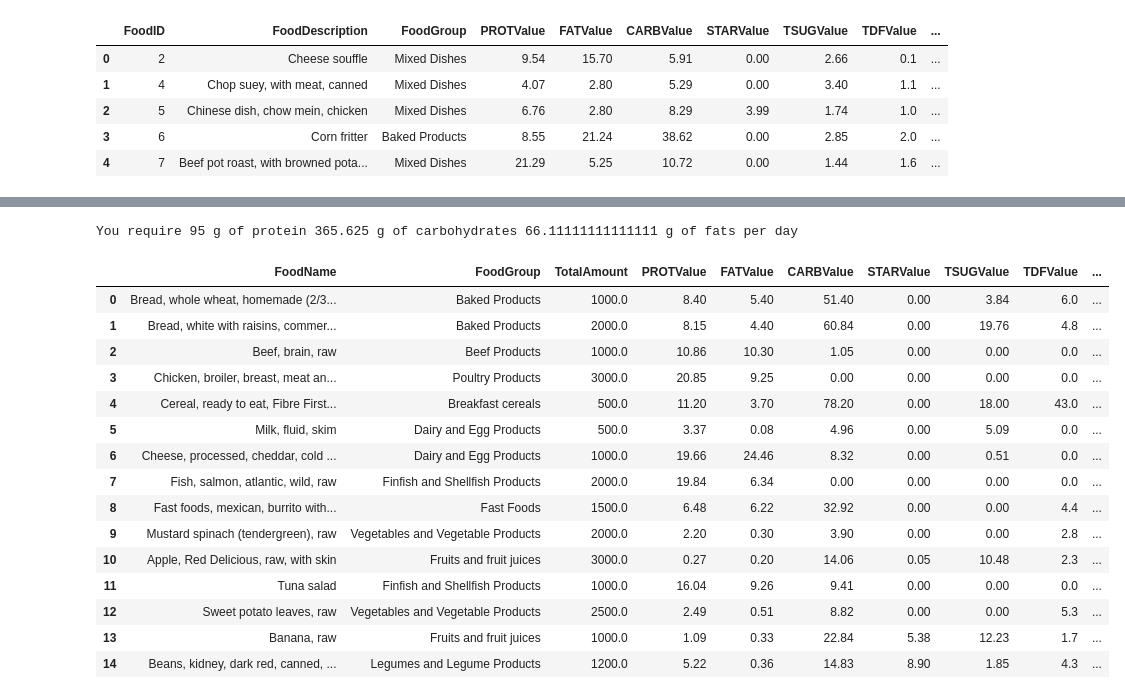
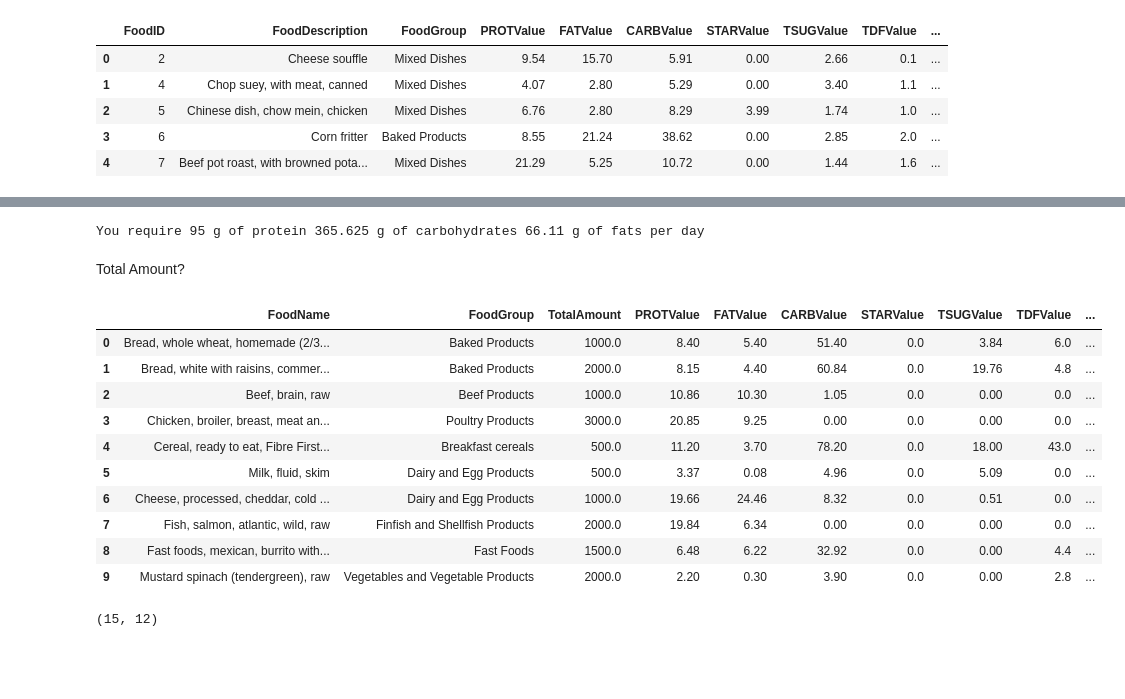
Before and after one commit to dakshvirrehill/Meal-Planner-Expert-System, a Jupyter notebook: Meal Planner Expert System.ipynb, the cells around one changed output, grey strips where cells are left out. Cells and saved outputs as stored; diff of their text form; code cells hidden in the pictures; blank space fills up the shorter version.

```diff
--- a/Meal Planner Expert System.ipynb
+++ b/Meal Planner Expert System.ipynb
@@ -84,14 +101,16 @@ class UserData():
         fat_per = 100 - (prot_per + carb_per)
         self.carb_req = ((total_calories * carb_per)/100)/4
         self.fat_req = ((total_calories * fat_per)/100)/9
-        print("You require",self.prot_req,"g of protein",self.carb_req,"g of carbohydrates",\
-             self.fat_req,"g of fats per day")
+        print("You require",self.prot_req,"g of protein",self.carb_req,"g of carbohydrates %.2f g of fats per day" %self.fat_req)
 # %%
 user = UserData()
-user.input_user_data([25,178,0,95]) #[Age,Height,Gender(0 for male 1 for female),weight]
+user.input_user_data([25
+                      ,178,0,95]) #[Age,Height,Gender(0 for male 1 for female),weight]
 user.calculate_daily_food_requirements()
 # %% [output]
-You require 95 g of protein 365.625 g of carbohydrates 66.11111111111111 g of fats per day
+You require 95 g of protein 365.625 g of carbohydrates 66.11 g of fats per day
+# %% [markdown]
+Total Amount?
 # %%
 ingredient_list = [
     ["bread whole wheat homemade",1000.0],
@@ -112,24 +131,23 @@ ingredient_list = [
 ]
 # %%
 user.ingredient_df = get_ingredient_df(ingredient_list,food_data_df)
-display(user.ingredient_df.head(15))
+display(user.ingredient_df.head(10))
 # %% [output]
 |  | FoodName | FoodGroup | TotalAmount | PROTValue | FATValue | CARBValue | STARValue | TSUGValue | TDFValue | ... |
-| 0 | Bread, whole wheat, homemade (2/3... | Baked Products | 1000.0 | 8.40 | 5.40 | 51.40 | 0.00 | 3.84 | 6.0 | ... |
-| 1 | Bread, white with raisins, commer... | Baked Products | 2000.0 | 8.15 | 4.40 | 60.84 | 0.00 | 19.76 | 4.8 | ... |
-| 2 | Beef, brain, raw | Beef Products | 1000.0 | 10.86 | 10.30 | 1.05 | 0.00 | 0.00 | 0.0 | ... |
-| 3 | Chicken, broiler, breast, meat an... | Poultry Products | 3000.0 | 20.85 | 9.25 | 0.00 | 0.00 | 0.00 | 0.0 | ... |
-| 4 | Cereal, ready to eat, Fibre First... | Breakfast cereals | 500.0 | 11.20 | 3.70 | 78.20 | 0.00 | 18.00 | 43.0 | ... |
-| 5 | Milk, fluid, skim | Dairy and Egg Products | 500.0 | 3.37 | 0.08 | 4.96 | 0.00 | 5.09 | 0.0 | ... |
-| 6 | Cheese, processed, cheddar, cold ... | Dairy and Egg Products | 1000.0 | 19.66 | 24.46 | 8.32 | 0.00 | 0.51 | 0.0 | ... |
-| 7 | Fish, salmon, atlantic, wild, raw | Finfish and Shellfish Products | 2000.0 | 19.84 | 6.34 | 0.00 | 0.00 | 0.00 | 0.0 | ... |
-| 8 | Fast foods, mexican, burrito with... | Fast Foods | 1500.0 | 6.48 | 6.22 | 32.92 | 0.00 | 0.00 | 4.4 | ... |
-| 9 | Mustard spinach (tendergreen), raw | Vegetables and Vegetable Products | 2000.0 | 2.20 | 0.30 | 3.90 | 0.00 | 0.00 | 2.8 | ... |
-| 10 | Apple, Red Delicious, raw, with skin | Fruits and fruit juices | 3000.0 | 0.27 | 0.20 | 14.06 | 0.05 | 10.48 | 2.3 | ... |
-| 11 | Tuna salad | Finfish and Shellfish Products | 1000.0 | 16.04 | 9.26 | 9.41 | 0.00 | 0.00 | 0.0 | ... |
-| 12 | Sweet potato leaves, raw | Vegetables and Vegetable Products | 2500.0 | 2.49 | 0.51 | 8.82 | 0.00 | 0.00 | 5.3 | ... |
-| 13 | Banana, raw | Fruits and fruit juices | 1000.0 | 1.09 | 0.33 | 22.84 | 5.38 | 12.23 | 1.7 | ... |
-| 14 | Beans, kidney, dark red, canned, ... | Legumes and Legume Products | 1200.0 | 5.22 | 0.36 | 14.83 | 8.90 | 1.85 | 4.3 | ... |
+| 0 | Bread, whole wheat, homemade (2/3... | Baked Products | 1000.0 | 8.40 | 5.40 | 51.40 | 0.0 | 3.84 | 6.0 | ... |
+| 1 | Bread, white with raisins, commer... | Baked Products | 2000.0 | 8.15 | 4.40 | 60.84 | 0.0 | 19.76 | 4.8 | ... |
+| 2 | Beef, brain, raw | Beef Products | 1000.0 | 10.86 | 10.30 | 1.05 | 0.0 | 0.00 | 0.0 | ... |
+| 3 | Chicken, broiler, breast, meat an... | Poultry Products | 3000.0 | 20.85 | 9.25 | 0.00 | 0.0 | 0.00 | 0.0 | ... |
+| 4 | Cereal, ready to eat, Fibre First... | Breakfast cereals | 500.0 | 11.20 | 3.70 | 78.20 | 0.0 | 18.00 | 43.0 | ... |
+| 5 | Milk, fluid, skim | Dairy and Egg Products | 500.0 | 3.37 | 0.08 | 4.96 | 0.0 | 5.09 | 0.0 | ... |
+| 6 | Cheese, processed, cheddar, cold ... | Dairy and Egg Products | 1000.0 | 19.66 | 24.46 | 8.32 | 0.0 | 0.51 | 0.0 | ... |
+| 7 | Fish, salmon, atlantic, wild, raw | Finfish and Shellfish Products | 2000.0 | 19.84 | 6.34 | 0.00 | 0.0 | 0.00 | 0.0 | ... |
+| 8 | Fast foods, mexican, burrito with... | Fast Foods | 1500.0 | 6.48 | 6.22 | 32.92 | 0.0 | 0.00 | 4.4 | ... |
+| 9 | Mustard spinach (tendergreen), raw | Vegetables and Vegetable Products | 2000.0 | 2.20 | 0.30 | 3.90 | 0.0 | 0.00 | 2.8 | ... |
+# %%
+user.ingredient_df.shape
+# %% [output]
+(15, 12)
 # %%
 class Meal():
 
```
Also changed, not shown: parts of 5 cells of this notebook.
